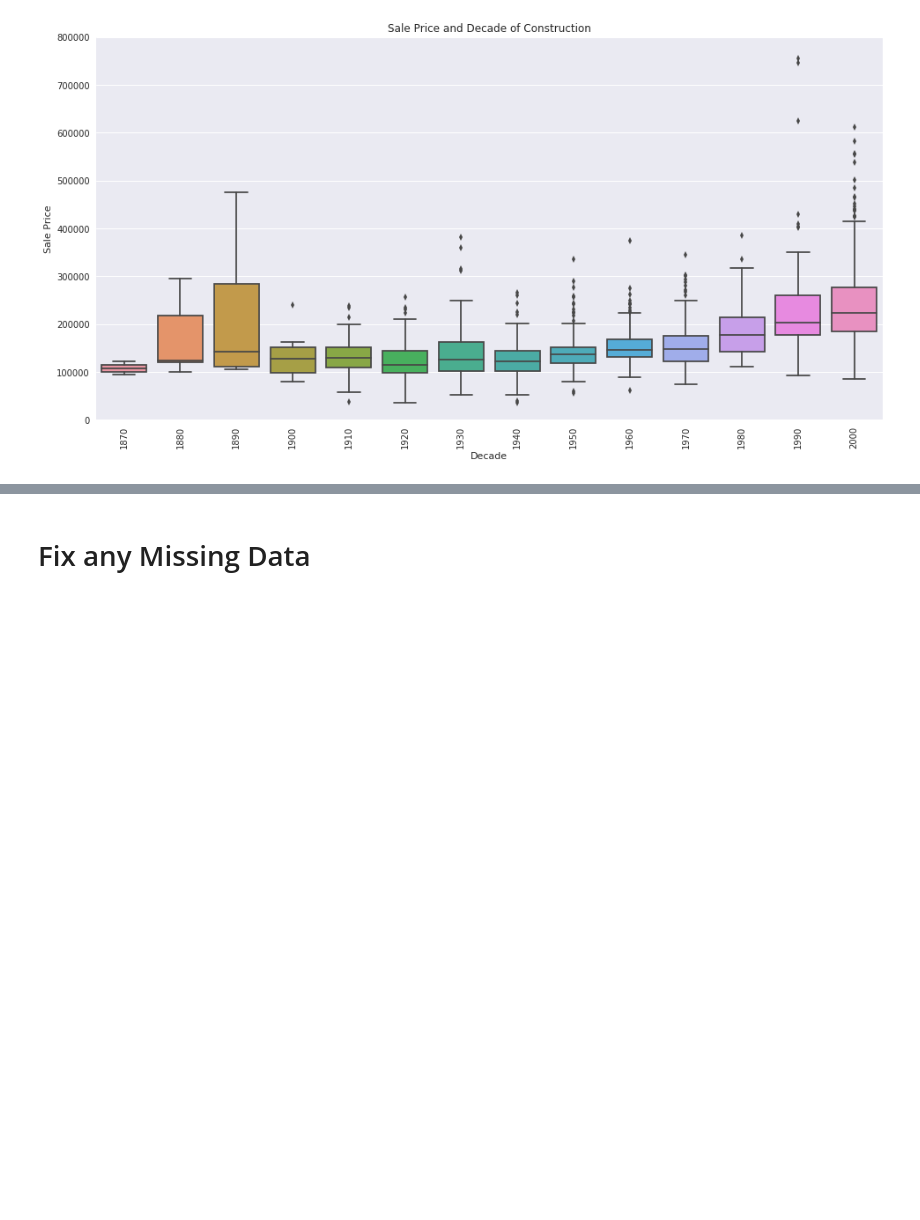
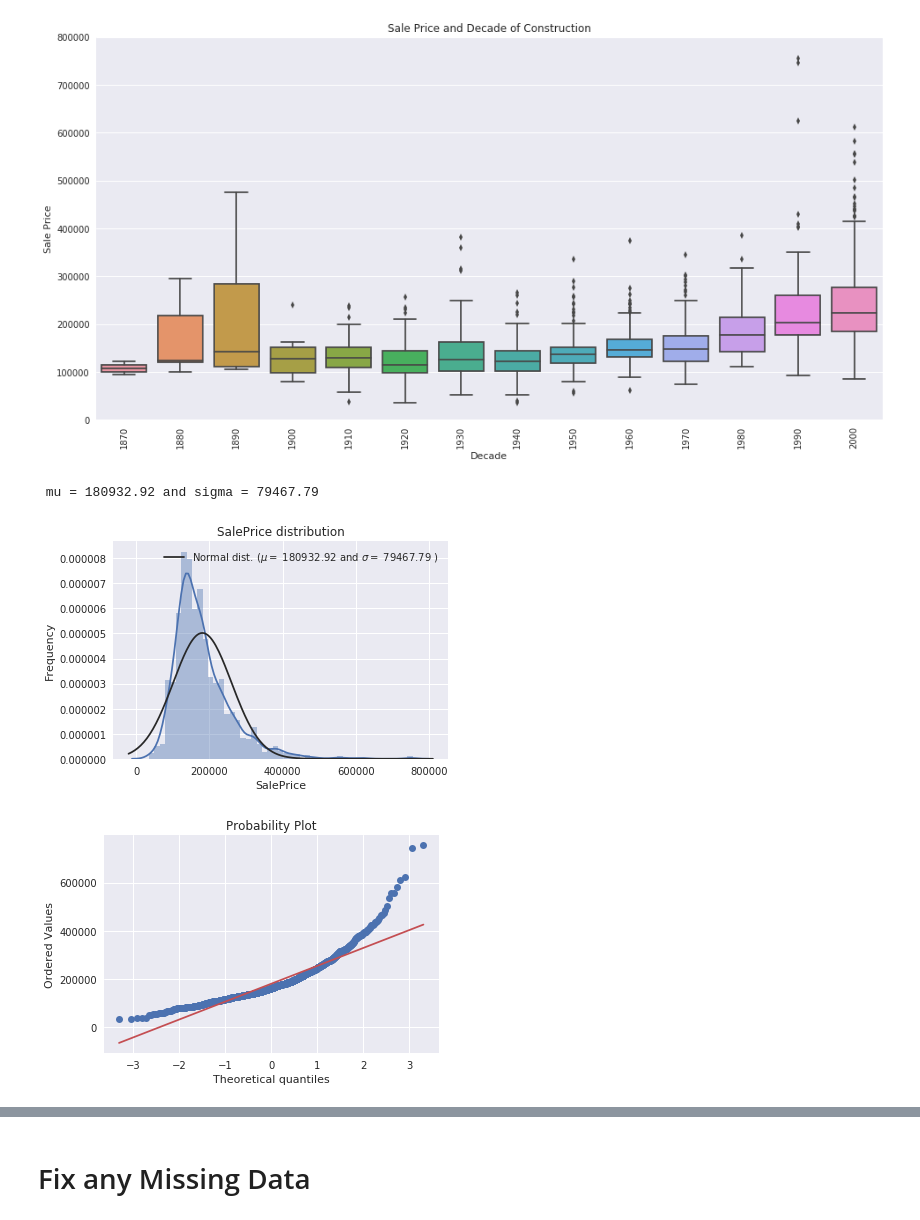
Before and after one commit to Andrew-Carl/House-Prices-Advanced-Regression-Techniques, a Jupyter notebook: Exploratory Data Analysis.ipynb, the cells around one changed output, grey strips where cells are left out. Cells and saved outputs as stored; diff of their text form; code cells hidden in the pictures; blank space fills up the shorter version.

Commit message:
New Distribution

```diff
--- a/Exploratory Data Analysis.ipynb
+++ b/Exploratory Data Analysis.ipynb
@@ -301,3 +301,24 @@ ax.axis(ymin=0, ymax=800000);
 plt.xticks(rotation=90);
 # %% [output]
 [figure]
+# %%
+sns.distplot(df['SalePrice'] , fit=norm);
+
+# fit parameters
+(mu, sigma) = norm.fit(df['SalePrice'])
+print( '\n mu = {:.2f} and sigma = {:.2f}\n'.format(mu, sigma))
+
+# Plot Distribution
+plt.legend(['Normal dist. ($\mu=$ {:.2f} and $\sigma=$ {:.2f} )'.format(mu, sigma)],
+            loc='best')
+plt.ylabel('Frequency')
+plt.title('SalePrice distribution')
+
+# Plot the QQ-plot
+fig = plt.figure()
+res = stats.probplot(df['SalePrice'], plot=plt)
+plt.show()
+# %% [output]
+ mu = 180932.92 and sigma = 79467.79
+[figure, added]
+[figure, added]
```
Also changed, not shown: parts of 5 cells of this notebook.
